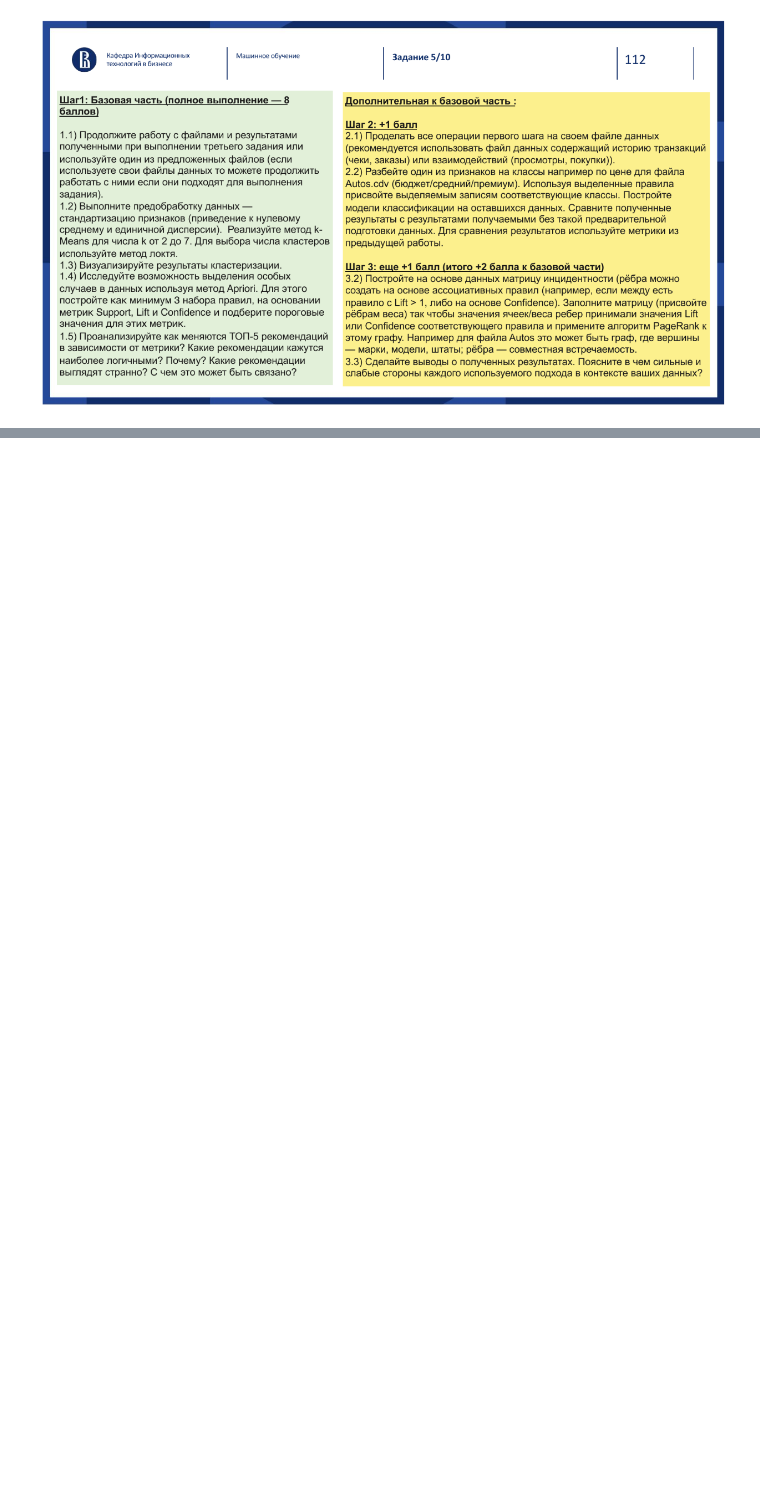
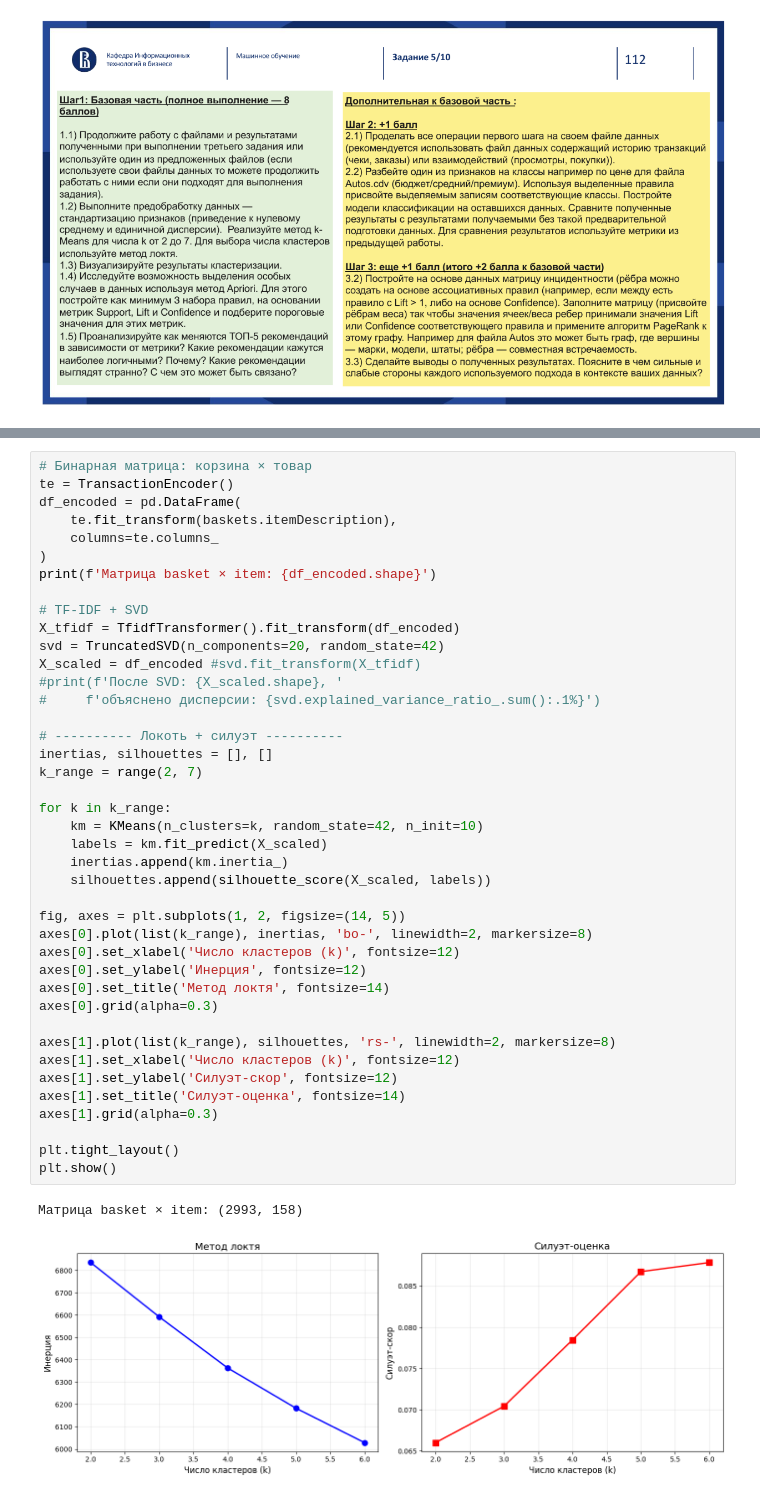
Before and after one commit to Poruch/Data_analysis_with_Python, a Jupyter notebook: Задание_5_Мальшаков_АА_РИС24-3.ipynb, the cells around one changed output, grey strips where cells are left out. Cells and saved outputs as stored; diff of their text form; blank space fills up the shorter version.

```diff
--- a/Задание_5_Мальшаков_АА_РИС24-3.ipynb
+++ b/Задание_5_Мальшаков_АА_РИС24-3.ipynb
@@ -2,0 +60,44 @@
+# %%
+# Бинарная матрица: корзина × товар
+te = TransactionEncoder()
+df_encoded = pd.DataFrame(
+    te.fit_transform(baskets.itemDescription),
+    columns=te.columns_
+)
+print(f'Матрица basket × item: {df_encoded.shape}')
+
+# TF-IDF + SVD
+X_tfidf = TfidfTransformer().fit_transform(df_encoded)
+svd = TruncatedSVD(n_components=20, random_state=42)
+X_scaled = df_encoded #svd.fit_transform(X_tfidf)
+#print(f'После SVD: {X_scaled.shape}, '
+#     f'объяснено дисперсии: {svd.explained_variance_ratio_.sum():.1%}')
+
+# ---------- Локоть + силуэт ----------
+inertias, silhouettes = [], []
+k_range = range(2, 7)
+
+for k in k_range:
+    km = KMeans(n_clusters=k, random_state=42, n_init=10)
+    labels = km.fit_predict(X_scaled)
+    inertias.append(km.inertia_)
+    silhouettes.append(silhouette_score(X_scaled, labels))
+
+fig, axes = plt.subplots(1, 2, figsize=(14, 5))
+axes[0].plot(list(k_range), inertias, 'bo-', linewidth=2, markersize=8)
+axes[0].set_xlabel('Число кластеров (k)', fontsize=12)
+axes[0].set_ylabel('Инерция', fontsize=12)
+axes[0].set_title('Метод локтя', fontsize=14)
+axes[0].grid(alpha=0.3)
+
+axes[1].plot(list(k_range), silhouettes, 'rs-', linewidth=2, markersize=8)
+axes[1].set_xlabel('Число кластеров (k)', fontsize=12)
+axes[1].set_ylabel('Силуэт-скор', fontsize=12)
+axes[1].set_title('Силуэт-оценка', fontsize=14)
+axes[1].grid(alpha=0.3)
+
+plt.tight_layout()
+plt.show()
+# %% [output]
+Матрица basket × item: (2993, 158)
+[figure, added]
```
Also changed, not shown: parts of 8 cells of this notebook, 3 other files.
